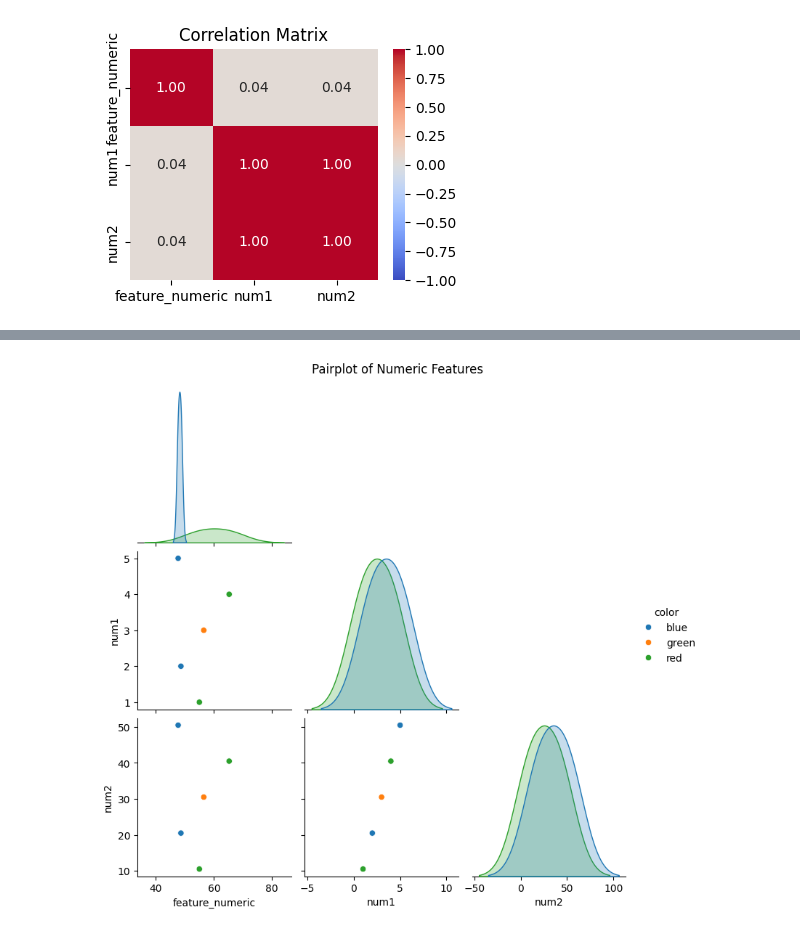
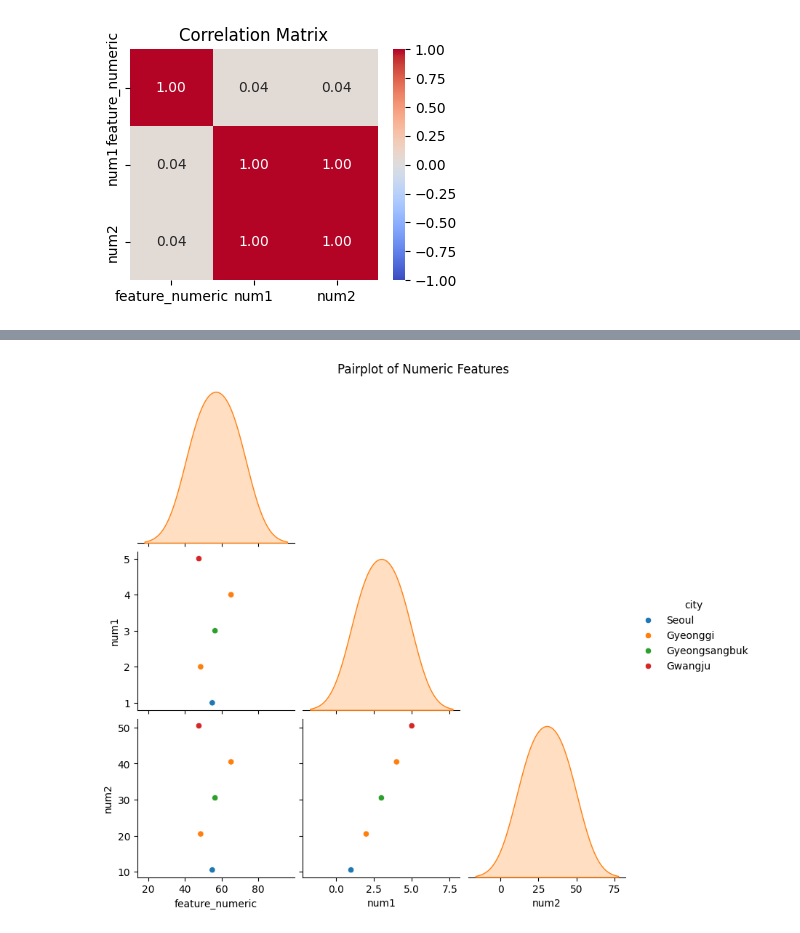
Before and after one commit to withlionbuddha/learn-thetheory-through-practice, a Jupyter notebook: ExploratoryDataAnalysis-Multivariate.ipynb, the cells around one changed output, grey strips where cells are left out. Saved outputs shown, nothing was run; the diff lists cells and outputs as text; code cells hidden in the pictures.

Commit message:
color 삭제

```diff
--- a/ExploratoryDataAnalysis-Multivariate.ipynb
+++ b/ExploratoryDataAnalysis-Multivariate.ipynb
@@ -11,7 +11,6 @@ df = pd.DataFrame({
     'num1':            [1, 2, 3, 4, 5],
     'num2':            [10.5, 20.5, 30.5, 40.5, 50.5],
     'city':            ['Seoul', 'Gyeonggi', 'Gyeongsangbuk', 'Gyeonggi', 'Gwangju'],
-    'color':           pd.Categorical(['red','blue','green','red','blue'])
 })
 # %%
 df
@@ -63,15 +59,15 @@ plt.show()
 # %%
 # --- 다변량 산점도 매트릭스 (Pairplot) ---
 sns.pairplot(
     df,
     vars=numeric_cols,
-    hue='color',
+    hue='city',
     diag_kind='kde',
     corner=True
 )
 plt.suptitle('Pairplot of Numeric Features', y=1.02)
 plt.show()
 
 # --- 7) 다중공선성(Multicollinearity) 체크 (VIF) ---
 # %% [output]
-[figure, old version]
+[figure, new version]
```
Also changed, not shown: parts of 3 cells of this notebook.
